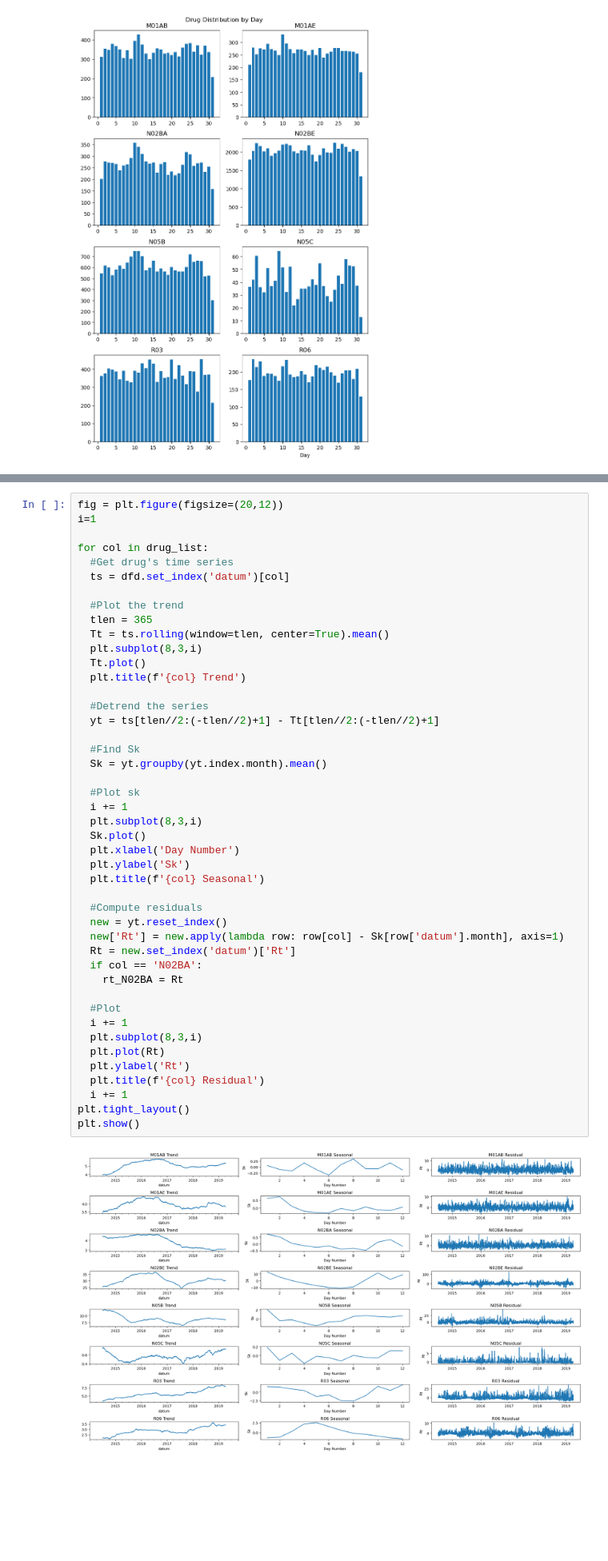
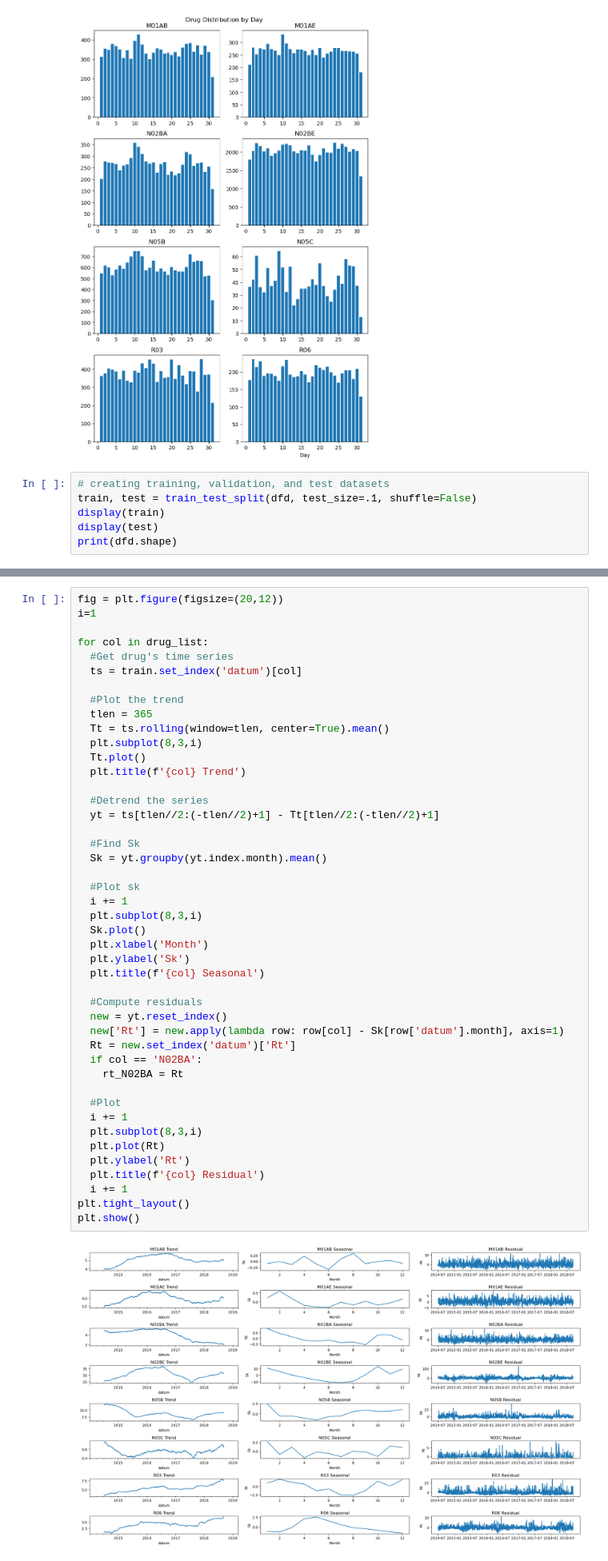
Before and after one commit to chloe-engler-hart/vol3_project, a Jupyter notebook: Scripts/decomp_ARIMA_cleaned.ipynb, the cells around one changed output, grey strips where cells are left out. Shown at 80% size. Drawn from its saved outputs; the diff is of its cells as text; blank space fills up the shorter version.

```diff
--- a/Scripts/decomp_ARIMA_cleaned.ipynb
+++ b/Scripts/decomp_ARIMA_cleaned.ipynb
@@ -89,3 +89,9 @@ plt.xlabel('Day')
 plt.show()
 # %% [output]
 [figure]
+# %%
+# creating training, validation, and test datasets
+train, test = train_test_split(dfd, test_size=.1, shuffle=False)
+display(train)
+display(test)
+print(dfd.shape)
@@ -95,7 +129,7 @@ i=1
 
 for col in drug_list:
   #Get drug's time series
-  ts = dfd.set_index('datum')[col]
+  ts = train.set_index('datum')[col]
 
   #Plot the trend
   tlen = 365
@@ -107,32 +141,32 @@ for col in drug_list:
   #Detrend the series
   yt = ts[tlen//2:(-tlen//2)+1] - Tt[tlen//2:(-tlen//2)+1]
 
   #Find Sk
   Sk = yt.groupby(yt.index.month).mean()
 
   #Plot sk
   i += 1
   plt.subplot(8,3,i)
   Sk.plot()
-  plt.xlabel('Day Number')
+  plt.xlabel('Month')
   plt.ylabel('Sk')
   plt.title(f'{col} Seasonal')
 
   #Compute residuals
   new = yt.reset_index()
   new['Rt'] = new.apply(lambda row: row[col] - Sk[row['datum'].month], axis=1)
   Rt = new.set_index('datum')['Rt']
   if col == 'N02BA':
     rt_N02BA = Rt
 
   #Plot
   i += 1
   plt.subplot(8,3,i)
   plt.plot(Rt)
   plt.ylabel('Rt')
   plt.title(f'{col} Residual')
   i += 1
 plt.tight_layout()
 plt.show()
 # %% [output]
-[figure, old version]
+[figure, new version]
```
Also changed, not shown: parts of 8 cells of this notebook.
